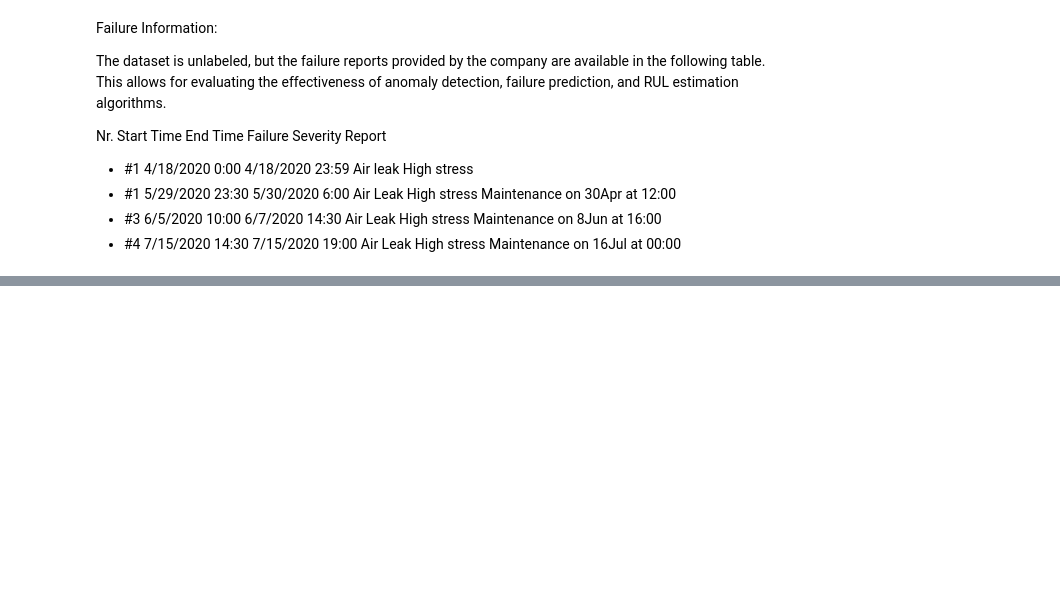
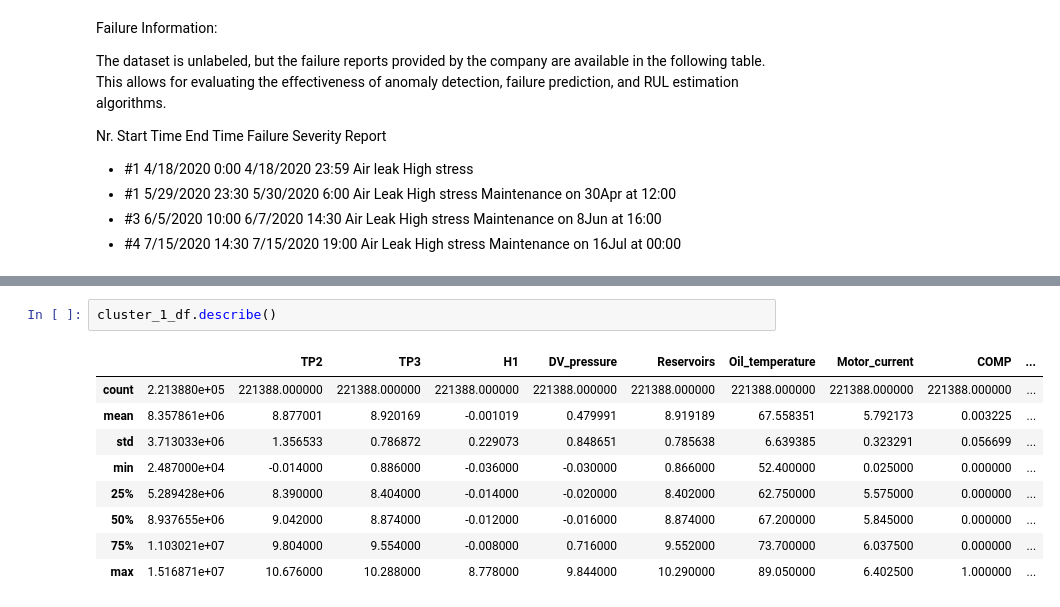
Before and after one commit to Dave-Codes/Predictive-Maintenance, a Jupyter notebook: predictive-maintenance-metropt-3.ipynb, the cells around one changed output, grey strips where cells are left out. Saved outputs shown, nothing was run; the diff lists cells and outputs as text; blank space fills up the shorter version.

```diff
--- a/predictive-maintenance-metropt-3.ipynb
+++ b/predictive-maintenance-metropt-3.ipynb
@@ -89,0 +152,12 @@ The dataset is unlabeled, but the failure reports provided by the company are av
+# %%
+cluster_1_df.describe()
+# %% [output]
+|  |  | TP2 | TP3 | H1 | DV_pressure | Reservoirs | Oil_temperature | Motor_current | COMP | ... |
+| count | 2.213880e+05 | 221388.000000 | 221388.000000 | 221388.000000 | 221388.000000 | 221388.000000 | 221388.000000 | 221388.000000 | 221388.000000 | ... |
+| mean | 8.357861e+06 | 8.877001 | 8.920169 | -0.001019 | 0.479991 | 8.919189 | 67.558351 | 5.792173 | 0.003225 | ... |
+| std | 3.713033e+06 | 1.356533 | 0.786872 | 0.229073 | 0.848651 | 0.785638 | 6.639385 | 0.323291 | 0.056699 | ... |
+| min | 2.487000e+04 | -0.014000 | 0.886000 | -0.036000 | -0.030000 | 0.866000 | 52.400000 | 0.025000 | 0.000000 | ... |
+| 25% | 5.289428e+06 | 8.390000 | 8.404000 | -0.014000 | -0.020000 | 8.402000 | 62.750000 | 5.575000 | 0.000000 | ... |
+| 50% | 8.937655e+06 | 9.042000 | 8.874000 | -0.012000 | -0.016000 | 8.874000 | 67.200000 | 5.845000 | 0.000000 | ... |
+| 75% | 1.103021e+07 | 9.804000 | 9.554000 | -0.008000 | 0.716000 | 9.552000 | 73.700000 | 6.037500 | 0.000000 | ... |
+| max | 1.516871e+07 | 10.676000 | 10.288000 | 8.778000 | 9.844000 | 10.290000 | 89.050000 | 6.402500 | 1.000000 | ... |
```
Also changed, not shown: parts of 14 cells of this notebook.
